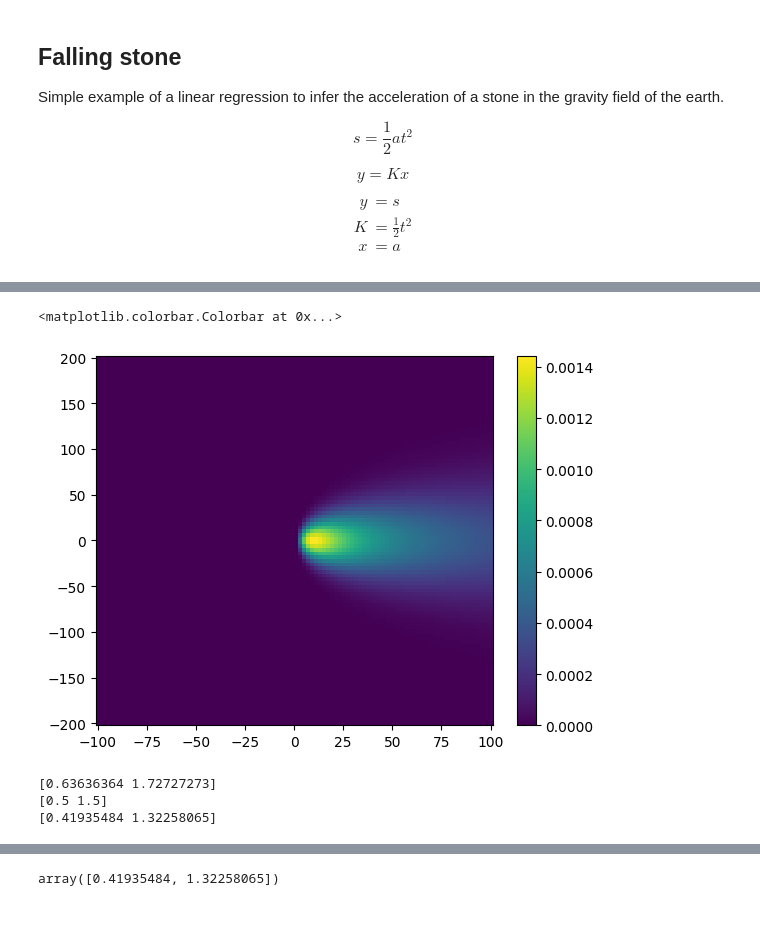
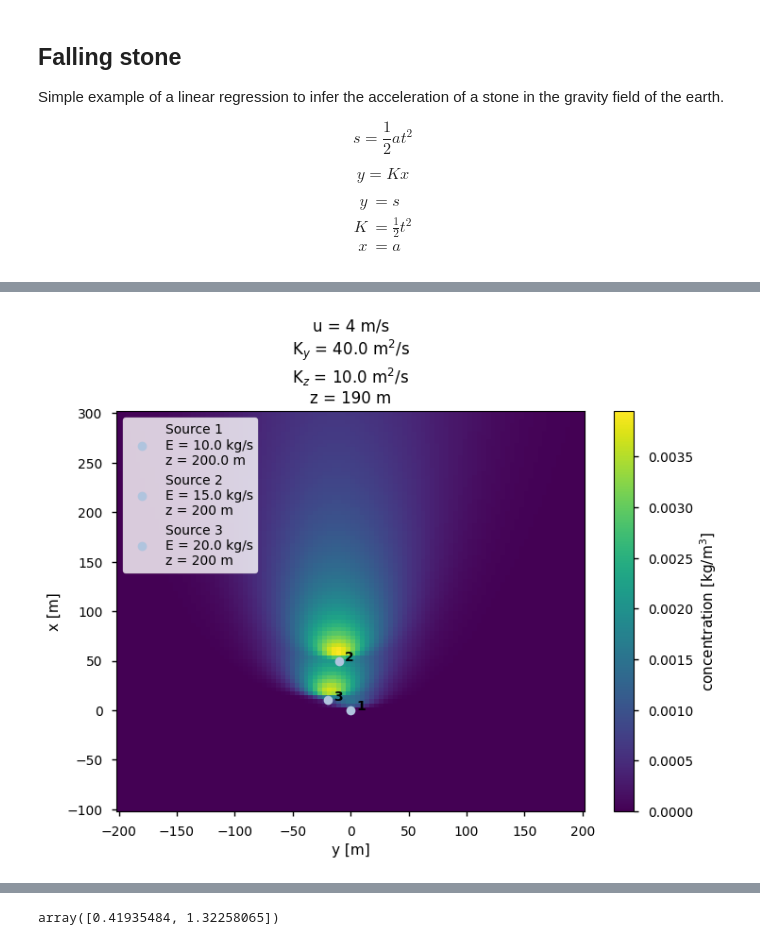
Before and after one commit to ATMO-IUP-UHEI/pyinverse, a Jupyter notebook: docs/example.ipynb, the cells around one changed output, grey strips where cells are left out. Cells and saved outputs as stored; diff of their text form; code cells hidden in the pictures; blank space fills up the shorter version.

```diff
--- a/docs/example.ipynb
+++ b/docs/example.ipynb
@@ -129,14 +233,28 @@ compute_con(1, 0.2, 200, x0, y0, z0, E, u0, K_y, K_z)
 # %%
 # Visualize the plume
-x_mesh, y_mesh = np.meshgrid(np.linspace(-100, 100, 100), np.linspace(-200, 200, 100))
+z = 190
+# Define the domain
+x_bounds = (-100, 300)
+y_bounds = (-200, 200)
+n_steps = 100
+# Create a mesh
+x_mesh, y_mesh = np.meshgrid(
+    np.linspace(*x_bounds, n_steps), np.linspace(*y_bounds, n_steps), indexing="ij"
+)
+
 con = np.zeros_like(x_mesh)
 for i in range(x_mesh.shape[0]):
     for j in range(x_mesh.shape[1]):
-        con[i, j] = compute_con(x_mesh[i, j], y_mesh[i, j], 190, x0, y0, z0, E, u0, K_y, K_z)
+        for x0, y0, z0, E in zip(x0_list, y0_list, z0_list, E_list):
+            con[i, j] += compute_con(
+                x_mesh[i, j], y_mesh[i, j], z, x0, y0, z0, E, u0, K_y, K_z
+            )
+
+# Transform into an xarray
+con = xr.DataArray(con, coords=[("x", x_mesh[:, 0]), ("y", y_mesh[0, :])])
+# Add units to the coordinates
+con.x.attrs["units"] = "m"
+con.y.attrs["units"] = "m"
+# Add name and units to the data
+con.name = "concentration"
+con.attrs["units"] = "kg/m$^3$"
-# %%
-# Plot the plume in log scale
-plt.pcolormesh(x_mesh, y_mesh, con)
-plt.colorbar()
-# %% [output]
-<matplotlib.colorbar.Colorbar at 0x...>
-[figure, removed]
@@ -159,9 +261,15 @@ solver = LSTSQ(loss)
-# %%
-for alpha in [1, 2, 3]:
-    loss.alpha = alpha
-    x_est = solver()[0]
-    print(x_est)
-# %% [output]
-[0.63636364 1.72727273]
-[0.5 1.5]
-[0.41935484 1.32258065]
+# %%
+# Plot the plume
+con.plot()
+# Plot the sources position with information about the emission rate and height
+for i, (x0, y0, z0, E) in enumerate(zip(x0_list, y0_list, z0_list, E_list)):
+    # Plot the source and number it
+    plt.plot(y0, x0, "o", color="lightsteelblue", label=f"Source {i + 1}\nE = {E} kg/s\nz = {z0} m")
+    # Add the source number in bold text next to the source position
+    plt.text(y0 + 5, x0, str(i + 1), fontweight="bold")
+plt.legend(loc="upper left")
+# Add a title with information about the wind speed, dispersion coefficients, and height
+plt.title(f"u = {u0} m/s\nK$_y$ = {K_y} m$^2$/s\nK$_z$ = {K_z} m$^2$/s\nz = {z} m")
+pass
+# %% [output]
+[figure, added]
```
Also changed, not shown: parts of 22 cells of this notebook.
